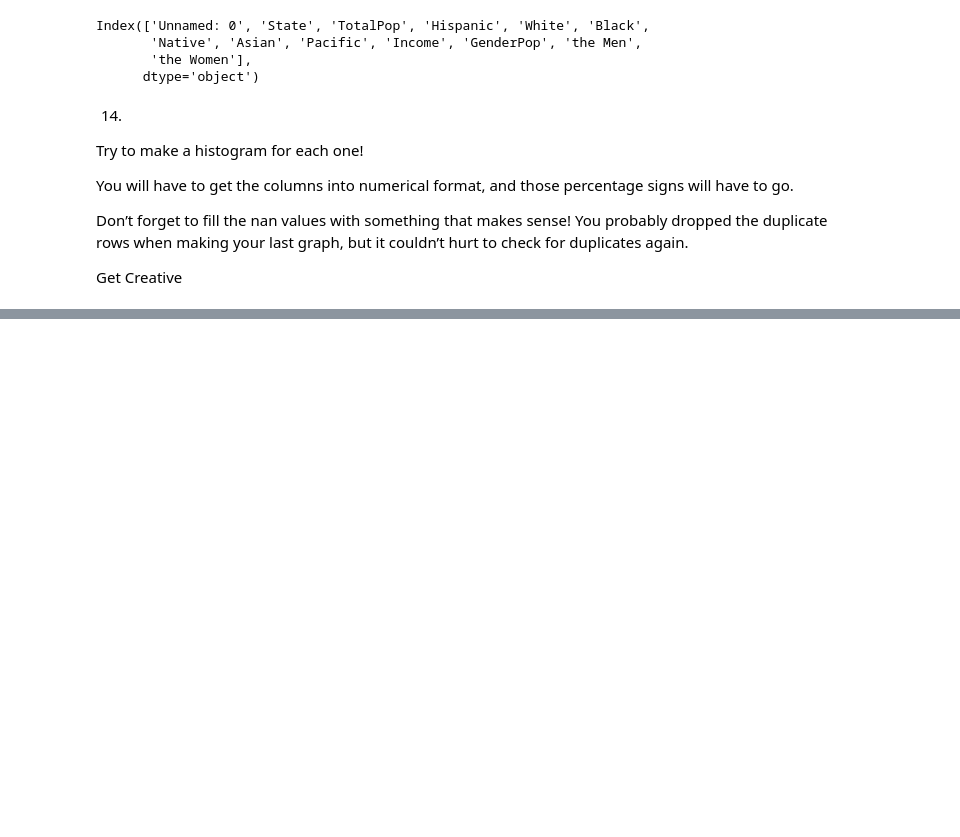
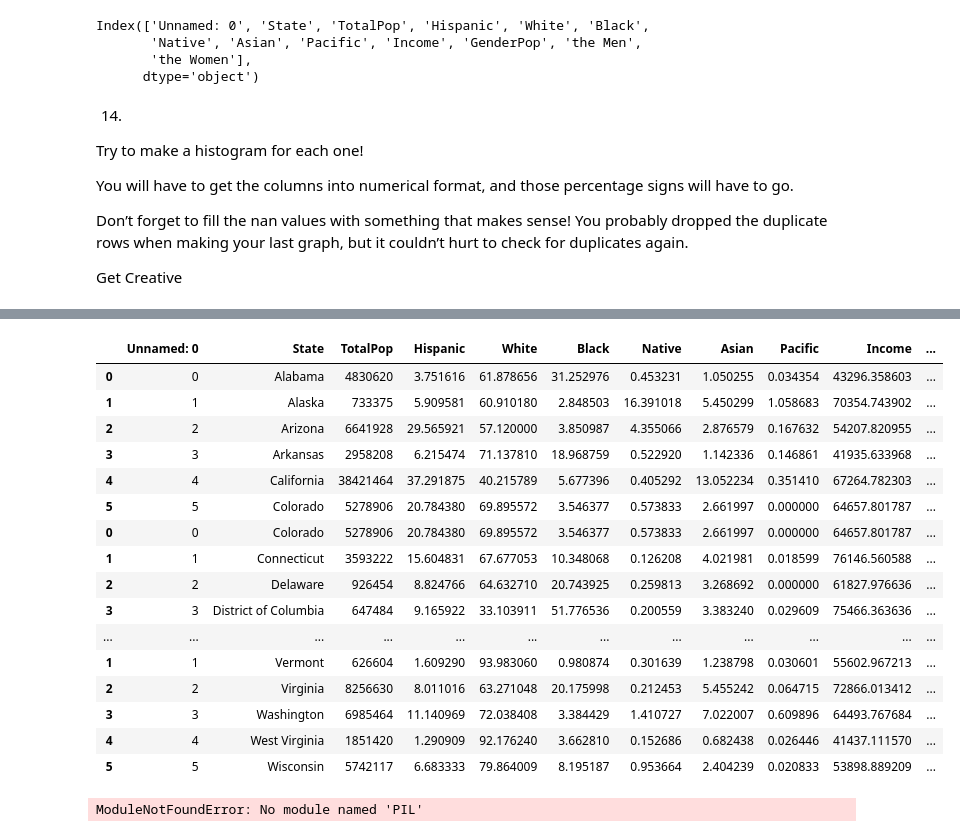
Before and after one commit to SMAshhar/Assignment2-Pandas, a Jupyter notebook: Assignment/Pandas-PIAIC140291.ipynb, the cells around one changed output, grey strips where cells are left out. Drawn from its saved outputs; the diff is of its cells as text; code cells hidden in the pictures; blank space fills up the shorter version.

```diff
--- a/Assignment/Pandas-PIAIC140291.ipynb
+++ b/Assignment/Pandas-PIAIC140291.ipynb
@@ -285,3 +287,16 @@ us_census['Native'] = pd.to_numeric(us_census['Native'])
 # Asian
 us_census['Asian'] = us_census['Asian'].str.replace("%","", regex = True)
 us_census['Asian'] = pd.to_numeric(us_census['Asian'])
+# Pacific
+us_census['Pacific'] = us_census['Pacific'].str.replace("%","", regex = True)
+us_census['Pacific'] = pd.to_numeric(us_census['Pacific'])
+# %%
+# FILLING NA VALUES
+us_census['Hispanic'] = us_census['Hispanic'].fillna(0)
+us_census['White'] = us_census['White'].fillna(0)
+us_census['Black'] = us_census['Black'].fillna(0)
+us_census['Native'] = us_census['Native'].fillna(0)
+us_census['Asian'] = us_census['Asian'].fillna(0)
+us_census['Pacific'] = us_census['Pacific'].fillna(0)
+
+us_census.head()
@@ -288,3 +310,35 @@ us_census['Asian'] = pd.to_numeric(us_census['Asian'])
+# %%
+us_census.duplicated()
+us_census.drop_duplicates()
+# %% [output]
+|  | Unnamed: 0 | State | TotalPop | Hispanic | White | Black | Native | Asian | Pacific | Income | ... |
+| 0 | 0 | Alabama | 4830620 | 3.751616 | 61.878656 | 31.252976 | 0.453231 | 1.050255 | 0.034354 | 43296.358603 | ... |
+| 1 | 1 | Alaska | 733375 | 5.909581 | 60.910180 | 2.848503 | 16.391018 | 5.450299 | 1.058683 | 70354.743902 | ... |
+| 2 | 2 | Arizona | 6641928 | 29.565921 | 57.120000 | 3.850987 | 4.355066 | 2.876579 | 0.167632 | 54207.820955 | ... |
+| 3 | 3 | Arkansas | 2958208 | 6.215474 | 71.137810 | 18.968759 | 0.522920 | 1.142336 | 0.146861 | 41935.633968 | ... |
+| 4 | 4 | California | 38421464 | 37.291875 | 40.215789 | 5.677396 | 0.405292 | 13.052234 | 0.351410 | 67264.782303 | ... |
+| 5 | 5 | Colorado | 5278906 | 20.784380 | 69.895572 | 3.546377 | 0.573833 | 2.661997 | 0.000000 | 64657.801787 | ... |
+| 0 | 0 | Colorado | 5278906 | 20.784380 | 69.895572 | 3.546377 | 0.573833 | 2.661997 | 0.000000 | 64657.801787 | ... |
+| 1 | 1 | Connecticut | 3593222 | 15.604831 | 67.677053 | 10.348068 | 0.126208 | 4.021981 | 0.018599 | 76146.560588 | ... |
+| 2 | 2 | Delaware | 926454 | 8.824766 | 64.632710 | 20.743925 | 0.259813 | 3.268692 | 0.000000 | 61827.976636 | ... |
+| 3 | 3 | District of Columbia | 647484 | 9.165922 | 33.103911 | 51.776536 | 0.200559 | 3.383240 | 0.029609 | 75466.363636 | ... |
+| ... | ... | ... | ... | ... | ... | ... | ... | ... | ... | ... | ... |
+| 1 | 1 | Vermont | 626604 | 1.609290 | 93.983060 | 0.980874 | 0.301639 | 1.238798 | 0.030601 | 55602.967213 | ... |
+| 2 | 2 | Virginia | 8256630 | 8.011016 | 63.271048 | 20.175998 | 0.212453 | 5.455242 | 0.064715 | 72866.013412 | ... |
+| 3 | 3 | Washington | 6985464 | 11.140969 | 72.038408 | 3.384429 | 1.410727 | 7.022007 | 0.609896 | 64493.767684 | ... |
+| 4 | 4 | West Virginia | 1851420 | 1.290909 | 92.176240 | 3.662810 | 0.152686 | 0.682438 | 0.026446 | 41437.111570 | ... |
+| 5 | 5 | Wisconsin | 5742117 | 6.683333 | 79.864009 | 8.195187 | 0.953664 | 2.404239 | 0.020833 | 53898.889209 | ... |
+# %%
+import matplotlib as plt
+import PIL
+us_census['Hispanic'].plot.hist(bins=50)
+us_census['White'].plot.hist(bins=50)
+us_census['Black'].plot.hist(bins=50)
+us_census['Native'].plot.hist(bins=50)
+us_census['Asian'].plot.hist(bins=50)
+us_census['Pacific'].plot.hist(bins=50)
+# %% [output]
+ModuleNotFoundError: No module named 'PIL'
 # %%
 
 
```
Also changed, not shown: parts of 2 cells of this notebook, 1 other file.
